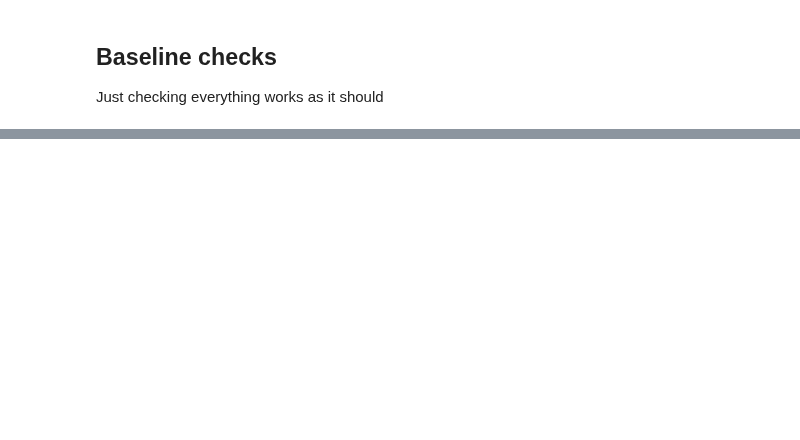
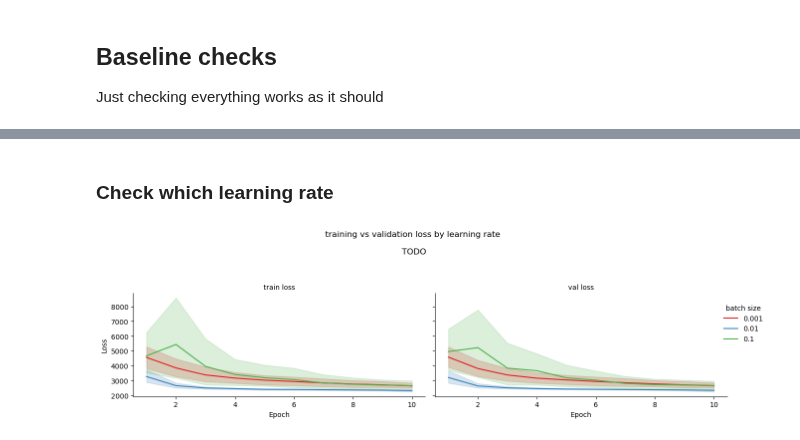
Before and after one commit to luisas/fl4tsf, a Jupyter notebook: analysis/02_centralized_training.ipynb, the cells around one changed output, grey strips where cells are left out. Cells and saved outputs as stored; diff of their text form; code cells hidden in the pictures; blank space fills up the shorter version.

```diff
--- a/analysis/02_centralized_training.ipynb
+++ b/analysis/02_centralized_training.ipynb
@@ -276,0 +106,22 @@ data_fedode_df
+# %% [markdown]
+### Check which learning rate
+# %%
+g = sns.FacetGrid(df_loss_long, col="type", height=4, aspect=1.5, sharey=True)
+
+g.map_dataframe(
+    sns.lineplot,
+    x="epoch",
+    y="loss",
+    hue="lr",
+    palette="Set1"
+)
+
+g.set_axis_labels("Epoch", "Loss")
+g.set_titles(col_template="{col_name} loss")
+g.add_legend(title="batch size")
+g._legend.set_bbox_to_anchor((1.05, 0.5))
+g.fig.suptitle("training vs validation loss by learning rate \n\n TODO \n\n", fontsize=12)
+plt.tight_layout()
+plt.show()
+# %% [output]
+[figure, added]
```
Also changed, not shown: parts of 28 cells of this notebook, 21 other files.
